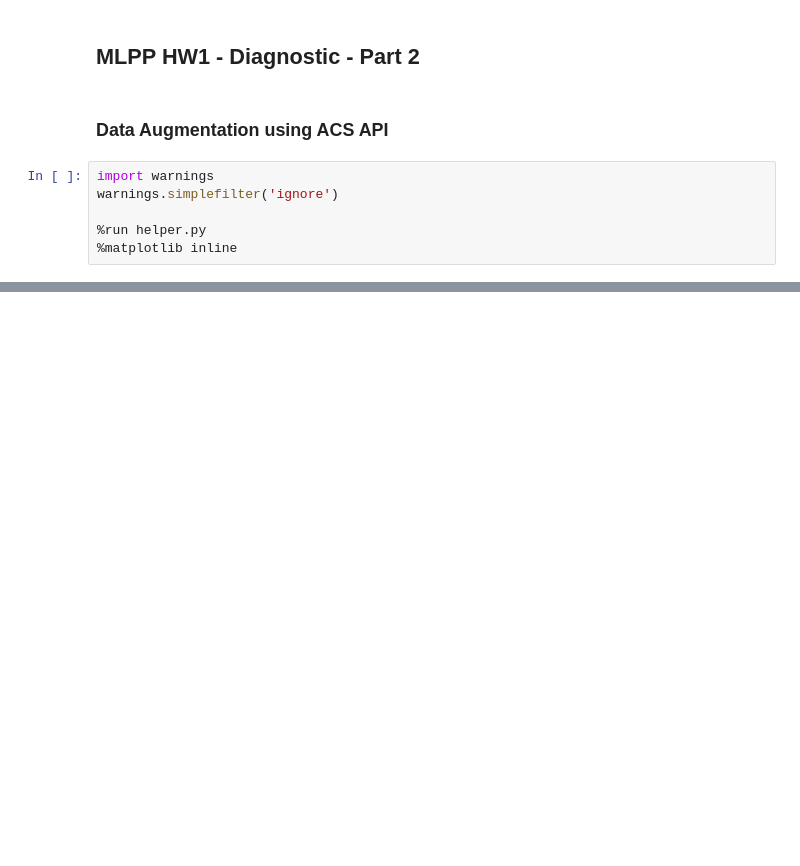
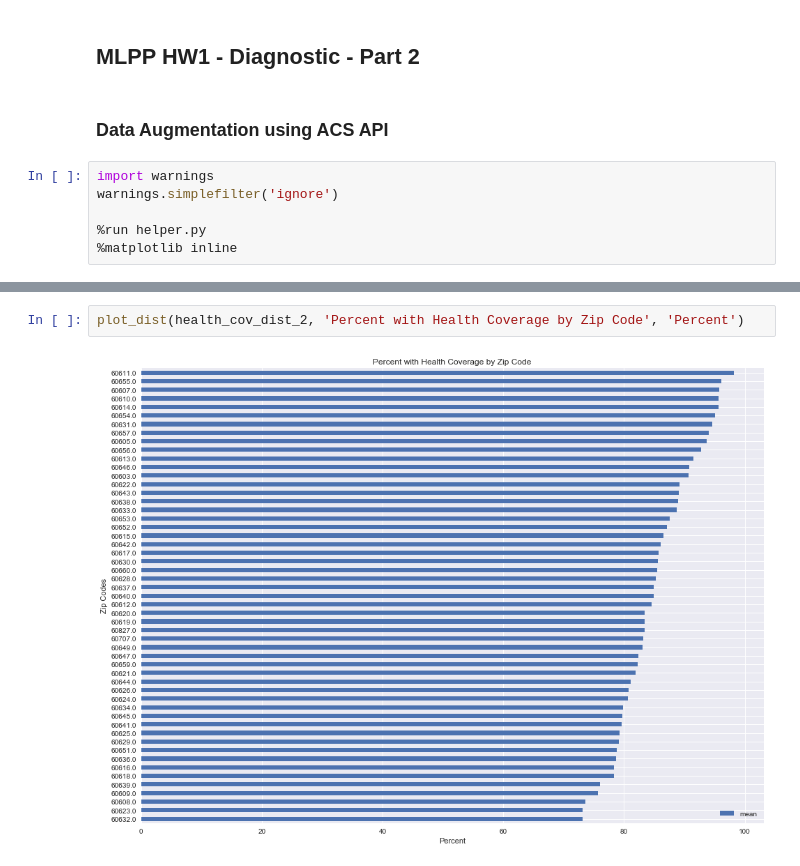
Before and after one commit to ratulesrar3/ml-pubpol, a Jupyter notebook: hw1/hw1_part2.ipynb, the cells around one changed output, grey strips where cells are left out. Drawn from its saved outputs; the diff is of its cells as text; blank space fills up the shorter version.

```diff
--- a/hw1/hw1_part2.ipynb
+++ b/hw1/hw1_part2.ipynb
@@ -43,0 +67,4 @@ plot_dist(unemployment_dist, 'Unemployment Rate by Zip Code', 'Percent')
+# %%
+plot_dist(health_cov_dist_2, 'Percent with Health Coverage by Zip Code', 'Percent')
+# %% [output]
+[figure, added]
```
Also changed, not shown: parts of 12 cells of this notebook, 1 other file.
